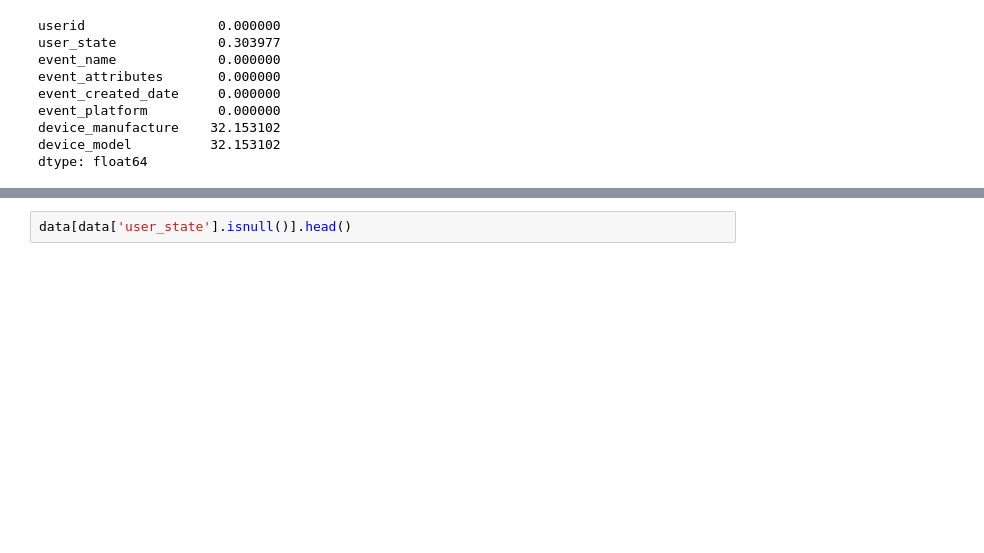
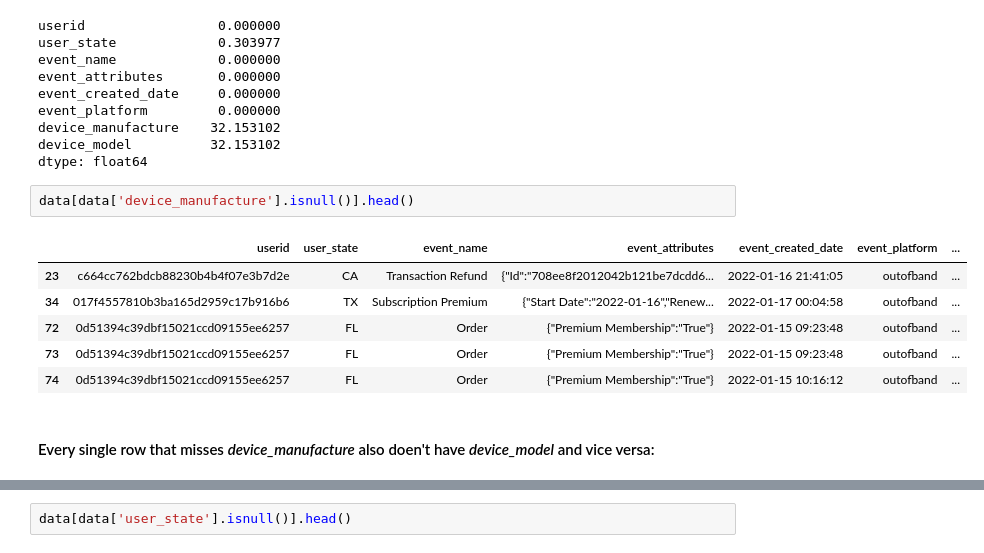
Before and after one commit to NaturalStupidlty/DataScience, a Jupyter notebook: int20h-ds-hackaton/eda.ipynb, the cells around one changed output, grey strips where cells are left out. Cells and saved outputs as stored; diff of their text form; blank space fills up the shorter version.

```diff
--- a/int20h-ds-hackaton/eda.ipynb
+++ b/int20h-ds-hackaton/eda.ipynb
@@ -68,3 +68,14 @@ event_platform         0.000000
 device_manufacture    32.153102
 device_model          32.153102
 dtype: float64
+# %%
+data[data['device_manufacture'].isnull()].head()
+# %% [output]
+|  | userid | user_state | event_name | event_attributes | event_created_date | event_platform | ... |
+| 23 | c664cc762bdcb88230b4b4f07e3b7d2e | CA | Transaction Refund | {"Id":"708ee8f2012042b121be7dcdd6... | 2022-01-16 21:41:05 | outofband | ... |
+| 34 | 017f4557810b3ba165d2959c17b916b6 | TX | Subscription Premium | {"Start Date":"2022-01-16","Renew... | 2022-01-17 00:04:58 | outofband | ... |
+| 72 | 0d51394c39dbf15021ccd09155ee6257 | FL | Order | {"Premium Membership":"True"} | 2022-01-15 09:23:48 | outofband | ... |
+| 73 | 0d51394c39dbf15021ccd09155ee6257 | FL | Order | {"Premium Membership":"True"} | 2022-01-15 09:23:48 | outofband | ... |
+| 74 | 0d51394c39dbf15021ccd09155ee6257 | FL | Order | {"Premium Membership":"True"} | 2022-01-15 10:16:12 | outofband | ... |
+# %% [markdown]
+#### Every single row that misses *device_manufacture* also doen't have *device_model* and vice versa:
```
Also changed, not shown: parts of 68 cells of this notebook.
